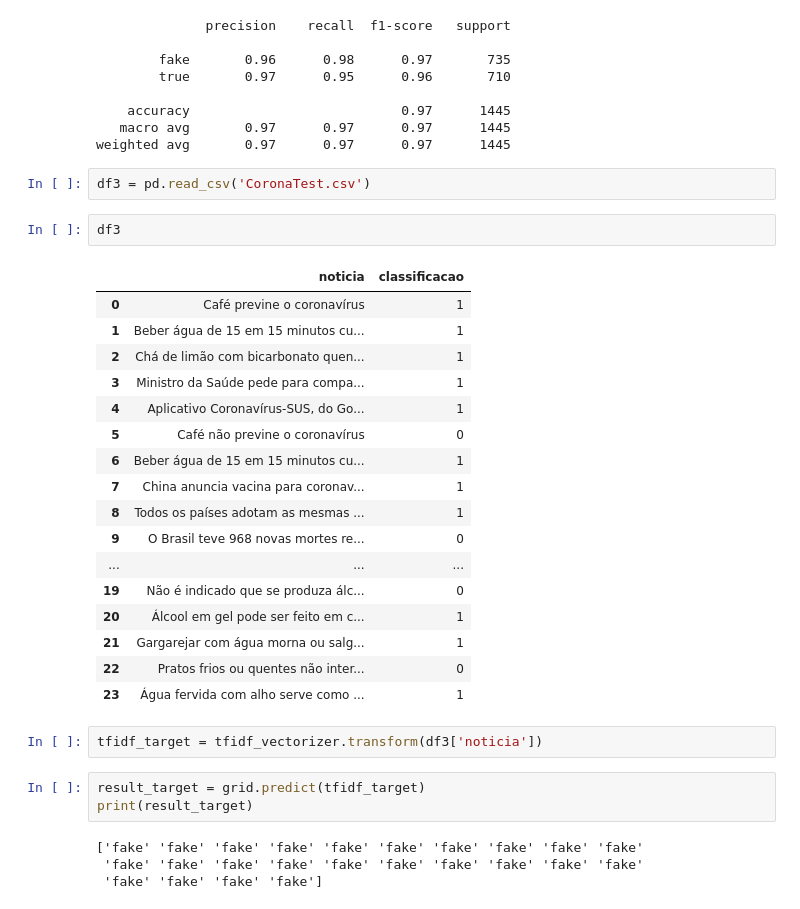
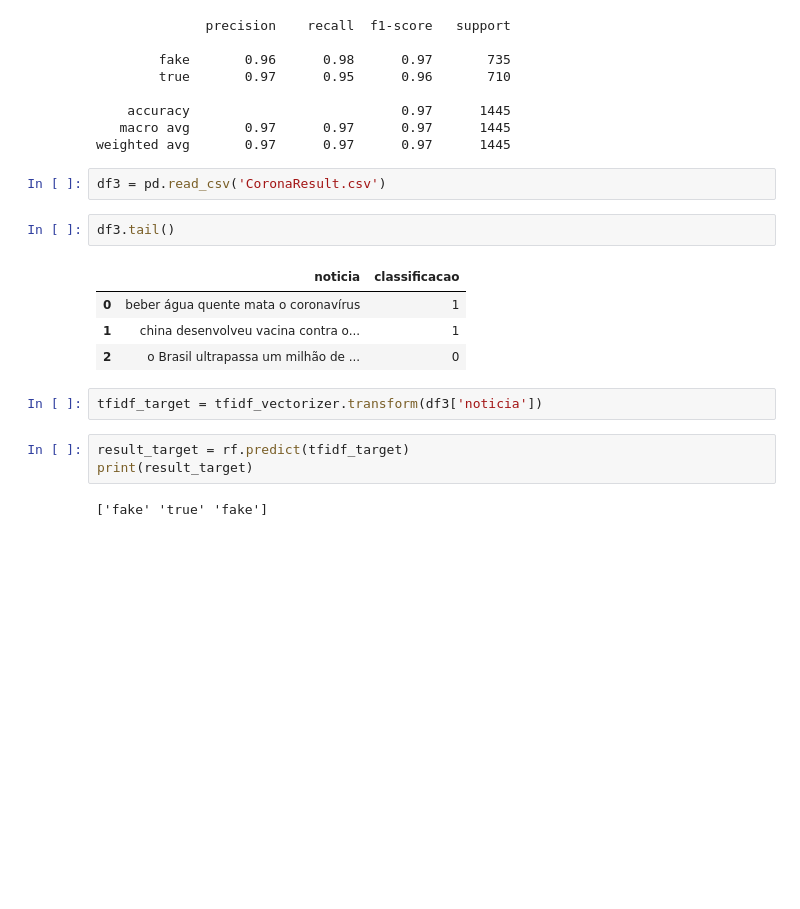
Before and after one commit to alfredots/covid-fake-news-detect, a Jupyter notebook: Main.ipynb, the cells around one changed output. Drawn from its saved outputs; the diff is of its cells as text; blank space fills up the shorter version.

```diff
--- a/Main.ipynb
+++ b/Main.ipynb
@@ -156,36 +126,21 @@ print(classification_report(y_test,  grid_predictions))
    macro avg       0.97      0.97      0.97      1445
 weighted avg       0.97      0.97      0.97      1445
 # %%
-df3 = pd.read_csv('CoronaTest.csv')
+df3 = pd.read_csv('CoronaResult.csv')
 # %%
-df3
+df3.tail()
 # %% [output]
 |  | noticia | classificacao |
-| 0 | Café previne o coronavírus | 1 |
-| 1 | Beber água de 15 em 15 minutos cu... | 1 |
-| 2 | Chá de limão com bicarbonato quen... | 1 |
-| 3 | Ministro da Saúde pede para compa... | 1 |
-| 4 | Aplicativo Coronavírus-SUS, do Go... | 1 |
-| 5 | Café não previne o coronavírus | 0 |
-| 6 | Beber água de 15 em 15 minutos cu... | 1 |
-| 7 | China anuncia vacina para coronav... | 1 |
-| 8 | Todos os países adotam as mesmas ... | 1 |
-| 9 | O Brasil teve 968 novas mortes re... | 0 |
-| ... | ... | ... |
-| 19 | Não é indicado que se produza álc... | 0 |
-| 20 | Álcool em gel pode ser feito em c... | 1 |
-| 21 | Gargarejar com água morna ou salg... | 1 |
-| 22 | Pratos frios ou quentes não inter... | 0 |
-| 23 | Água fervida com alho serve como ... | 1 |
+| 0 | beber água quente mata o coronavírus | 1 |
+| 1 | china desenvolveu vacina contra o... | 1 |
+| 2 | o Brasil ultrapassa um milhão de ... | 0 |
 # %%
 tfidf_target = tfidf_vectorizer.transform(df3['noticia'])
 # %%
-result_target = grid.predict(tfidf_target)
+result_target = rf.predict(tfidf_target)
 print(result_target)
 # %% [output]
-['fake' 'fake' 'fake' 'fake' 'fake' 'fake' 'fake' 'fake' 'fake' 'fake'
- 'fake' 'fake' 'fake' 'fake' 'fake' 'fake' 'fake' 'fake' 'fake' 'fake'
- 'fake' 'fake' 'fake' 'fake']
+['fake' 'true' 'fake']
 # %%
 for i in range(len(df3['noticia'])):
     if result_target[i]=='fake' :
```
Also changed, not shown: parts of 12 cells of this notebook, 3 other files.
